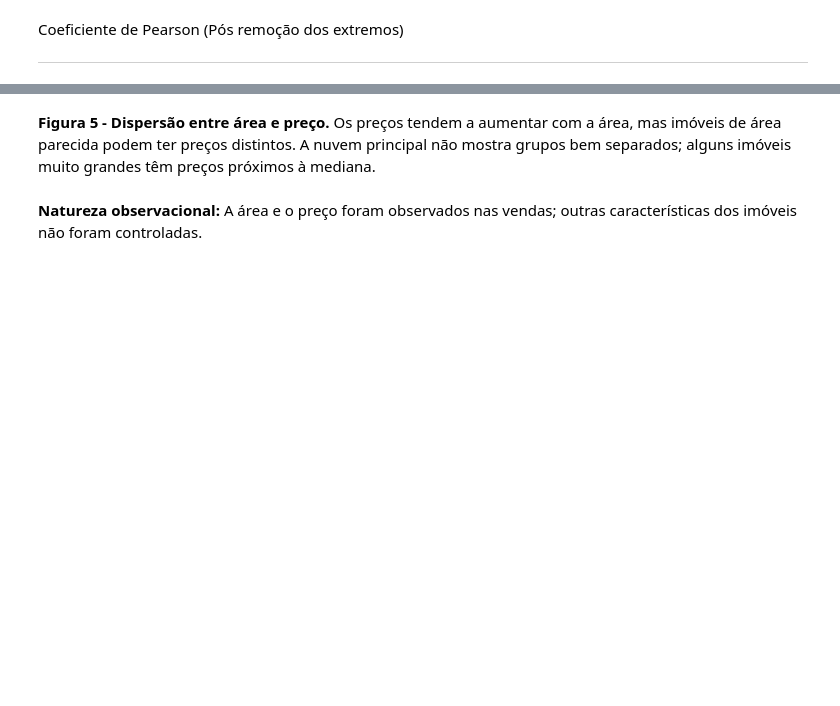
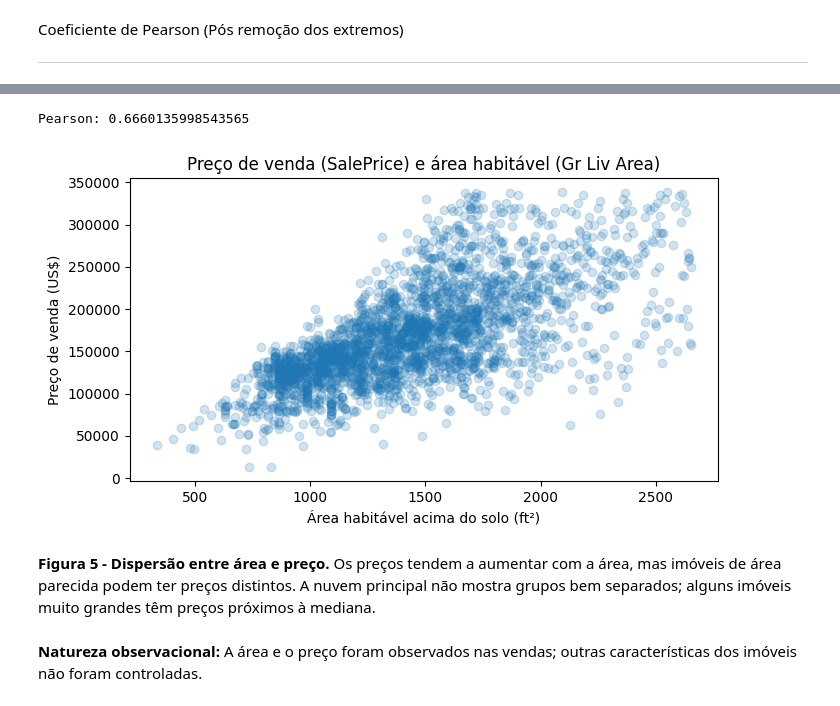
Before and after one commit to ARS1802/MQ-ap1, a Jupyter notebook: notebooks/AP1.ipynb, the cells around one changed output, grey strips where cells are left out. Saved outputs shown, nothing was run; the diff lists cells and outputs as text; code cells hidden in the pictures; blank space fills up the shorter version.

```diff
--- a/notebooks/AP1.ipynb
+++ b/notebooks/AP1.ipynb
@@ -915,3 +911,19 @@ False
+# %%
+print(f"Pearson: {gr_limpo.corr(sale_limpo,method='pearson')}")
+# %% [output]
+Pearson: 0.6660135998543565
+# %%
+# Representar os pares de medidas como na aula 06.
+agrupado = pd.concat([sale_limpo, gr_limpo], axis=1).dropna()
+plt.figure(figsize=(7, 4))
+plt.scatter(agrupado['Gr Liv Area'], agrupado['SalePrice'], alpha=0.2)
+plt.title('Preço de venda (SalePrice) e área habitável (Gr Liv Area)')
+plt.xlabel('Área habitável acima do solo (ft²)')
+plt.ylabel('Preço de venda (US$)')
+plt.tight_layout()
+plt.show()
+# %% [output]
+[figure, added]
 # %% [markdown]
 **Figura 5 - Dispersão entre área e preço.** Os preços tendem a aumentar com a área, mas imóveis de área parecida podem ter preços distintos. A nuvem principal não mostra grupos bem separados; alguns imóveis muito grandes têm preços próximos à mediana.
 # %% [markdown]
```
Also changed, not shown: parts of 7 cells of this notebook.
